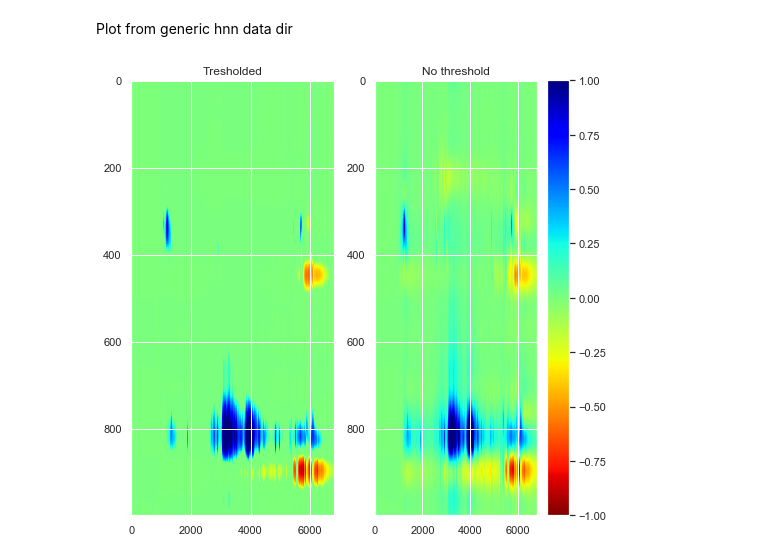
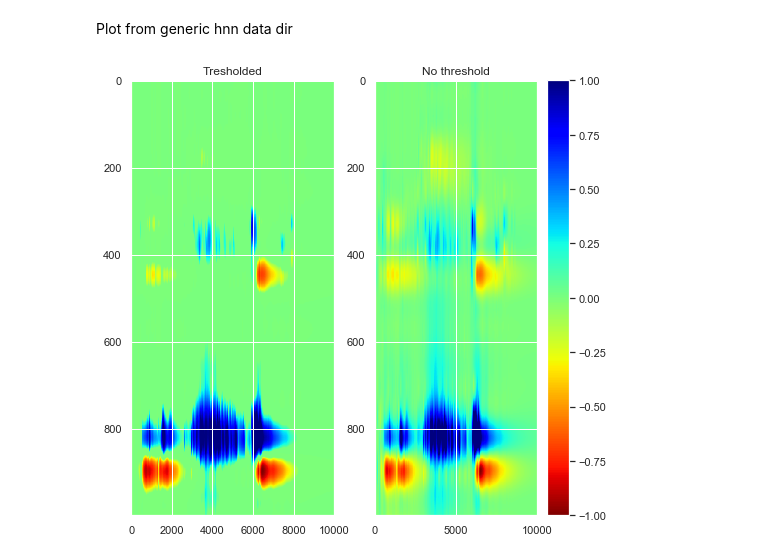
Before and after one commit to ntolley/neural_TDA, a Jupyter notebook: ttk_pipeline.ipynb, the cells around one changed output. Drawn from its saved outputs; the diff is of its cells as text; code cells hidden in the pictures.

```diff
--- a/ttk_pipeline.ipynb
+++ b/ttk_pipeline.ipynb
@@ -12,24 +12,25 @@ Plot from generic hnn data dir
 # %%
 %matplotlib inline
 
-HNN_dir = 'C:/Users/Nick/hnn/data/default'
+# HNN_dir = 'C:/Users/Nick/hnn/data/default'
+HNN_dir = 'C:/Users/Nick/hnn/data/test_sweep-t_evprox_1_2_t_evdist_1_1'
 
 
 plt.figure(figsize=(8,8))
 Z_hnn = csd_functions.csd_interp(HNN_dir)
 
 plt.subplot(121)
 plt.imshow(Z_hnn, interpolation='none', aspect='auto', origin='upper', cmap='jet_r',
                   norm=colors.SymLogNorm(linthresh=0.20, linscale=0.001,
                                       vmin=Z_hnn.min(), vmax=-Z_hnn.min()))
 plt.title('Tresholded')
 
 
 plt.subplot(122)
 plt.imshow(Z_hnn, interpolation='none', aspect='auto', origin='upper', cmap='jet_r',vmin=Z_hnn.min(), vmax=-Z_hnn.min())
 
 plt.colorbar()
 plt.title('No threshold')
 plt.show()
 # %% [output]
-[figure, old version]
+[figure, new version]
```
